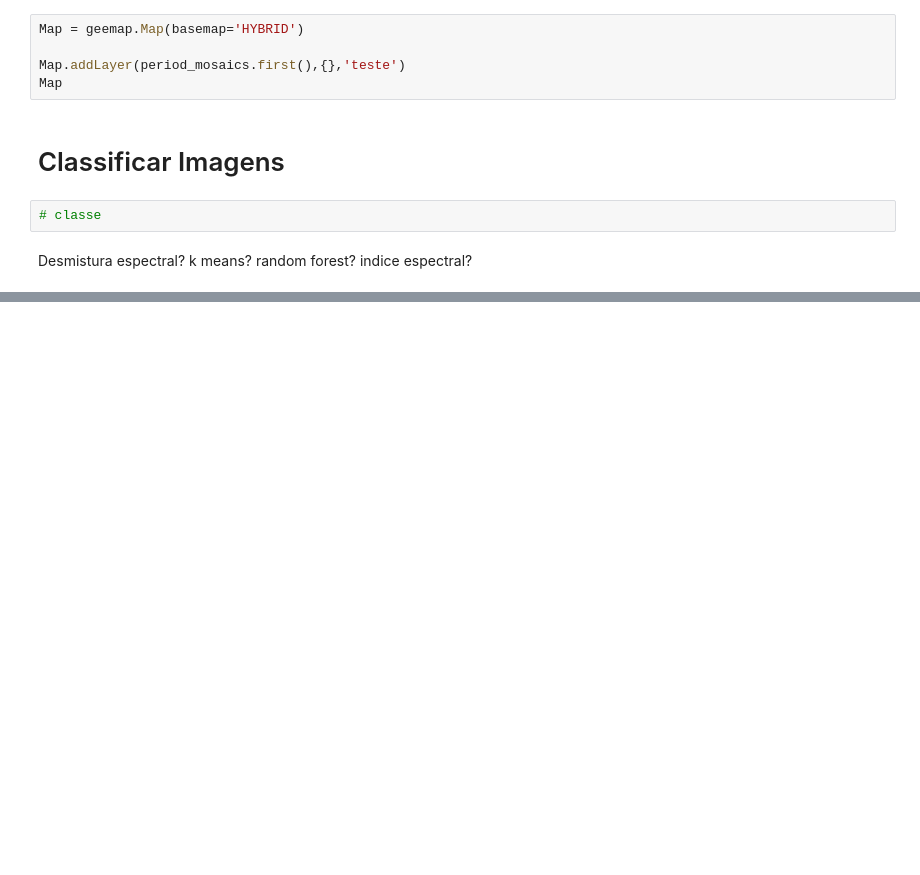
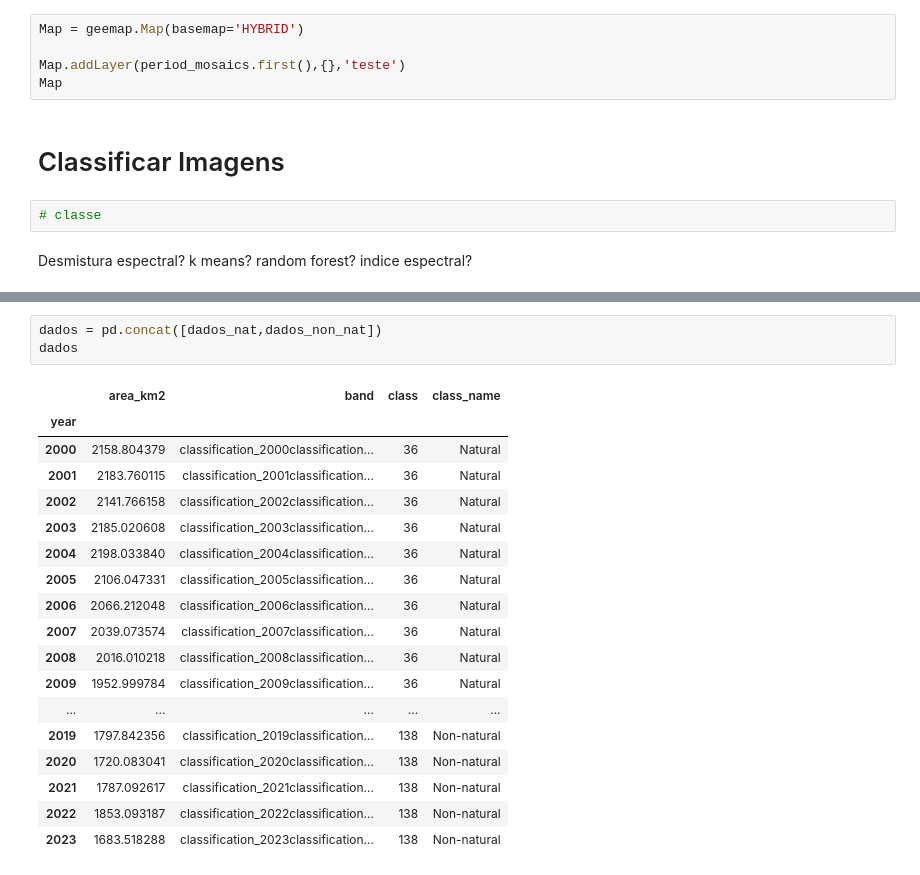
Before and after one commit to larissavaladao/py6s_harmonize_sample, a Jupyter notebook: 5. parameters_by_period/7.land_cover_time_series.ipynb, the cells around one changed output, grey strips where cells are left out. Saved outputs shown, nothing was run; the diff lists cells and outputs as text; blank space fills up the shorter version.

```diff
--- a/5. parameters_by_period/7.land_cover_time_series.ipynb
+++ b/5. parameters_by_period/7.land_cover_time_series.ipynb
@@ -172,0 +255,22 @@ Desmistura espectral? k means? random forest? indice espectral?
+# %%
+dados = pd.concat([dados_nat,dados_non_nat])
+dados
+# %% [output]
+|  | area_km2 | band | class | class_name |
+| year |  |  |  |  |
+| 2000 | 2158.804379 | classification_2000classification... | 36 | Natural |
+| 2001 | 2183.760115 | classification_2001classification... | 36 | Natural |
+| 2002 | 2141.766158 | classification_2002classification... | 36 | Natural |
+| 2003 | 2185.020608 | classification_2003classification... | 36 | Natural |
+| 2004 | 2198.033840 | classification_2004classification... | 36 | Natural |
+| 2005 | 2106.047331 | classification_2005classification... | 36 | Natural |
+| 2006 | 2066.212048 | classification_2006classification... | 36 | Natural |
+| 2007 | 2039.073574 | classification_2007classification... | 36 | Natural |
+| 2008 | 2016.010218 | classification_2008classification... | 36 | Natural |
+| 2009 | 1952.999784 | classification_2009classification... | 36 | Natural |
+| ... | ... | ... | ... | ... |
+| 2019 | 1797.842356 | classification_2019classification... | 138 | Non-natural |
+| 2020 | 1720.083041 | classification_2020classification... | 138 | Non-natural |
+| 2021 | 1787.092617 | classification_2021classification... | 138 | Non-natural |
+| 2022 | 1853.093187 | classification_2022classification... | 138 | Non-natural |
+| 2023 | 1683.518288 | classification_2023classification... | 138 | Non-natural |
```
Also changed, not shown: parts of 7 cells of this notebook.
